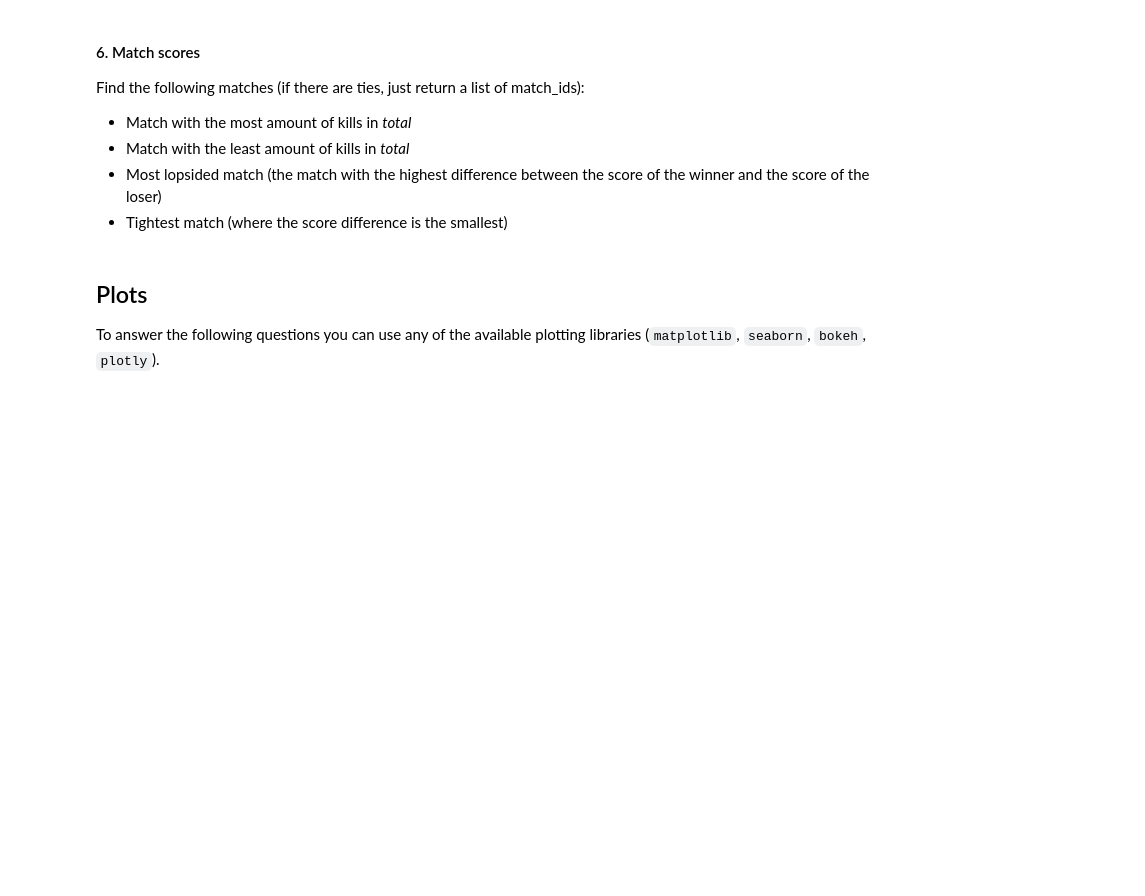
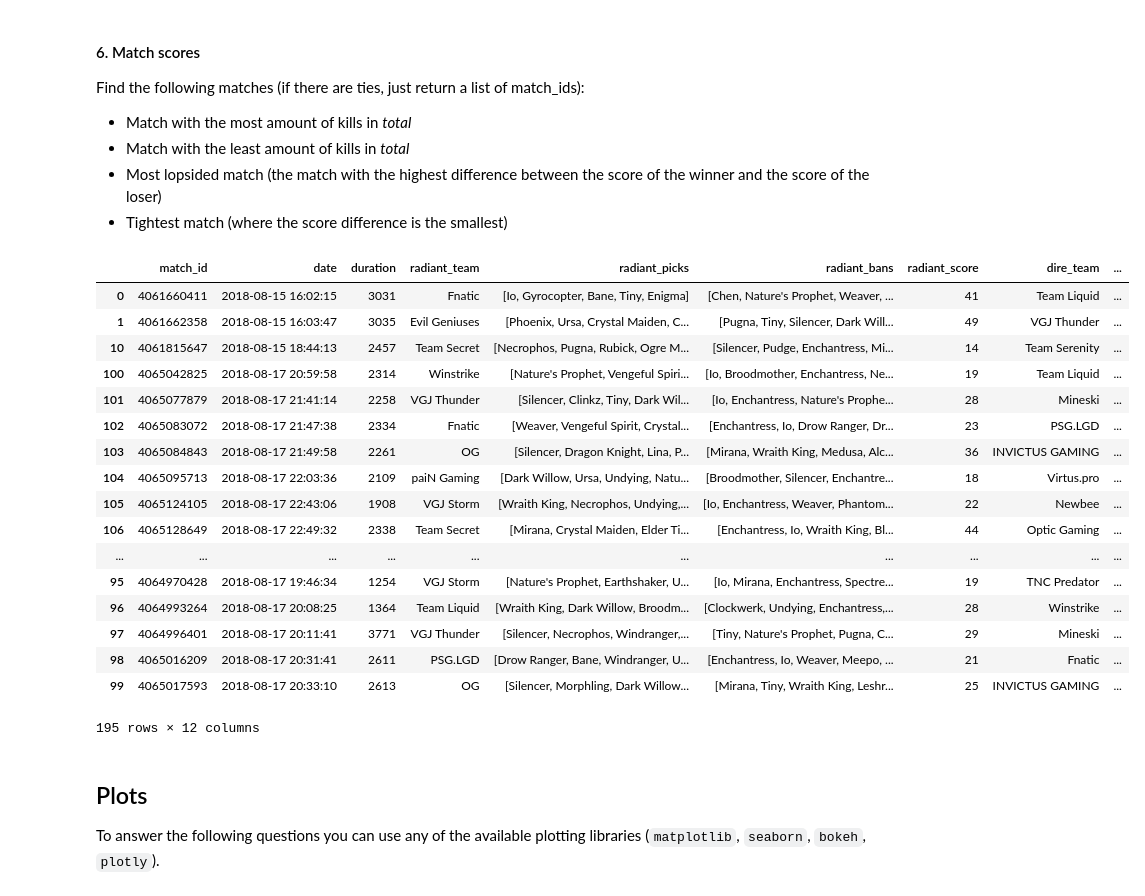
Before and after one commit to lambdaclass/data_science_exercise, a Jupyter notebook: dota_analysis.ipynb, the cells around one changed output. Saved outputs shown, nothing was run; the diff lists cells and outputs as text; code cells hidden in the pictures; blank space fills up the shorter version.

```diff
--- a/dota_analysis.ipynb
+++ b/dota_analysis.ipynb
@@ -77,0 +86,21 @@ tightest_match = None ## Your answer here
+# %%
+df
+# %% [output]
+|  | match_id | date | duration | radiant_team | radiant_picks | radiant_bans | radiant_score | dire_team | ... |
+| 0 | 4061660411 | 2018-08-15 16:02:15 | 3031 | Fnatic | [Io, Gyrocopter, Bane, Tiny, Enigma] | [Chen, Nature's Prophet, Weaver, ... | 41 | Team Liquid | ... |
+| 1 | 4061662358 | 2018-08-15 16:03:47 | 3035 | Evil Geniuses | [Phoenix, Ursa, Crystal Maiden, C... | [Pugna, Tiny, Silencer, Dark Will... | 49 | VGJ Thunder | ... |
+| 10 | 4061815647 | 2018-08-15 18:44:13 | 2457 | Team Secret | [Necrophos, Pugna, Rubick, Ogre M... | [Silencer, Pudge, Enchantress, Mi... | 14 | Team Serenity | ... |
+| 100 | 4065042825 | 2018-08-17 20:59:58 | 2314 | Winstrike | [Nature's Prophet, Vengeful Spiri... | [Io, Broodmother, Enchantress, Ne... | 19 | Team Liquid | ... |
+| 101 | 4065077879 | 2018-08-17 21:41:14 | 2258 | VGJ Thunder | [Silencer, Clinkz, Tiny, Dark Wil... | [Io, Enchantress, Nature's Prophe... | 28 | Mineski | ... |
+| 102 | 4065083072 | 2018-08-17 21:47:38 | 2334 | Fnatic | [Weaver, Vengeful Spirit, Crystal... | [Enchantress, Io, Drow Ranger, Dr... | 23 | PSG.LGD | ... |
+| 103 | 4065084843 | 2018-08-17 21:49:58 | 2261 | OG | [Silencer, Dragon Knight, Lina, P... | [Mirana, Wraith King, Medusa, Alc... | 36 | INVICTUS GAMING | ... |
+| 104 | 4065095713 | 2018-08-17 22:03:36 | 2109 | paiN Gaming | [Dark Willow, Ursa, Undying, Natu... | [Broodmother, Silencer, Enchantre... | 18 | Virtus.pro | ... |
+| 105 | 4065124105 | 2018-08-17 22:43:06 | 1908 | VGJ Storm | [Wraith King, Necrophos, Undying,... | [Io, Enchantress, Weaver, Phantom... | 22 | Newbee | ... |
+| 106 | 4065128649 | 2018-08-17 22:49:32 | 2338 | Team Secret | [Mirana, Crystal Maiden, Elder Ti... | [Enchantress, Io, Wraith King, Bl... | 44 | Optic Gaming | ... |
+| ... | ... | ... | ... | ... | ... | ... | ... | ... | ... |
+| 95 | 4064970428 | 2018-08-17 19:46:34 | 1254 | VGJ Storm | [Nature's Prophet, Earthshaker, U... | [Io, Mirana, Enchantress, Spectre... | 19 | TNC Predator | ... |
+| 96 | 4064993264 | 2018-08-17 20:08:25 | 1364 | Team Liquid | [Wraith King, Dark Willow, Broodm... | [Clockwerk, Undying, Enchantress,... | 28 | Winstrike | ... |
+| 97 | 4064996401 | 2018-08-17 20:11:41 | 3771 | VGJ Thunder | [Silencer, Necrophos, Windranger,... | [Tiny, Nature's Prophet, Pugna, C... | 29 | Mineski | ... |
+| 98 | 4065016209 | 2018-08-17 20:31:41 | 2611 | PSG.LGD | [Drow Ranger, Bane, Windranger, U... | [Enchantress, Io, Weaver, Meepo, ... | 21 | Fnatic | ... |
+| 99 | 4065017593 | 2018-08-17 20:33:10 | 2613 | OG | [Silencer, Morphling, Dark Willow... | [Mirana, Tiny, Wraith King, Leshr... | 25 | INVICTUS GAMING | ... |
+195 rows × 12 columns
```
Also changed, not shown: parts of 27 cells of this notebook.
